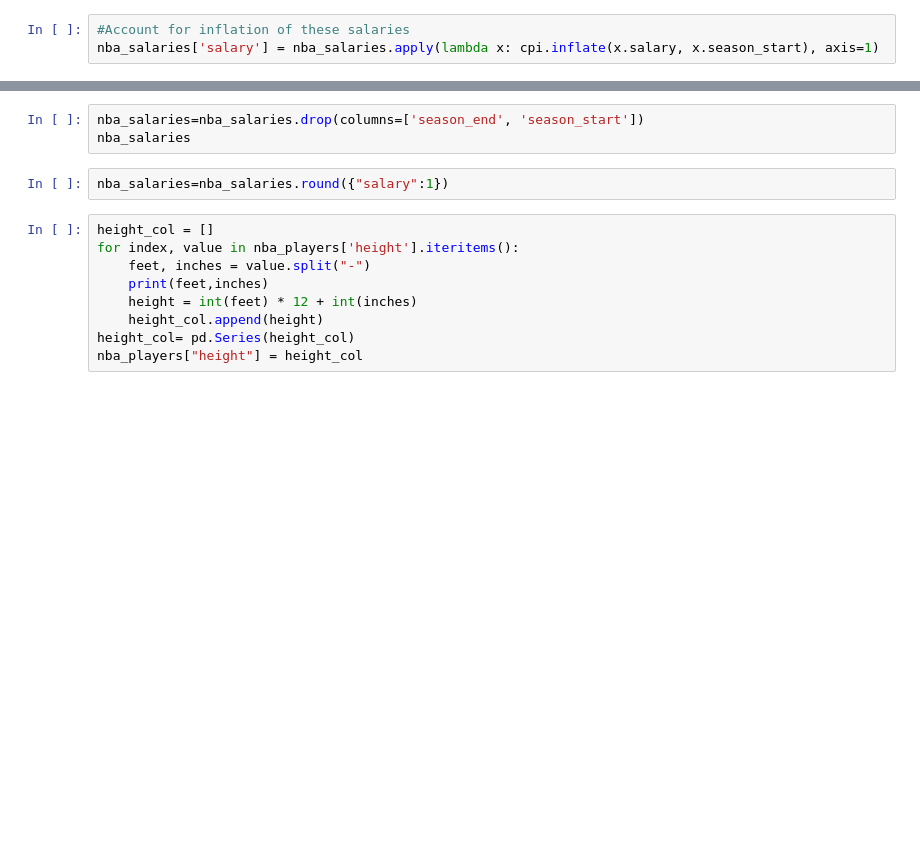
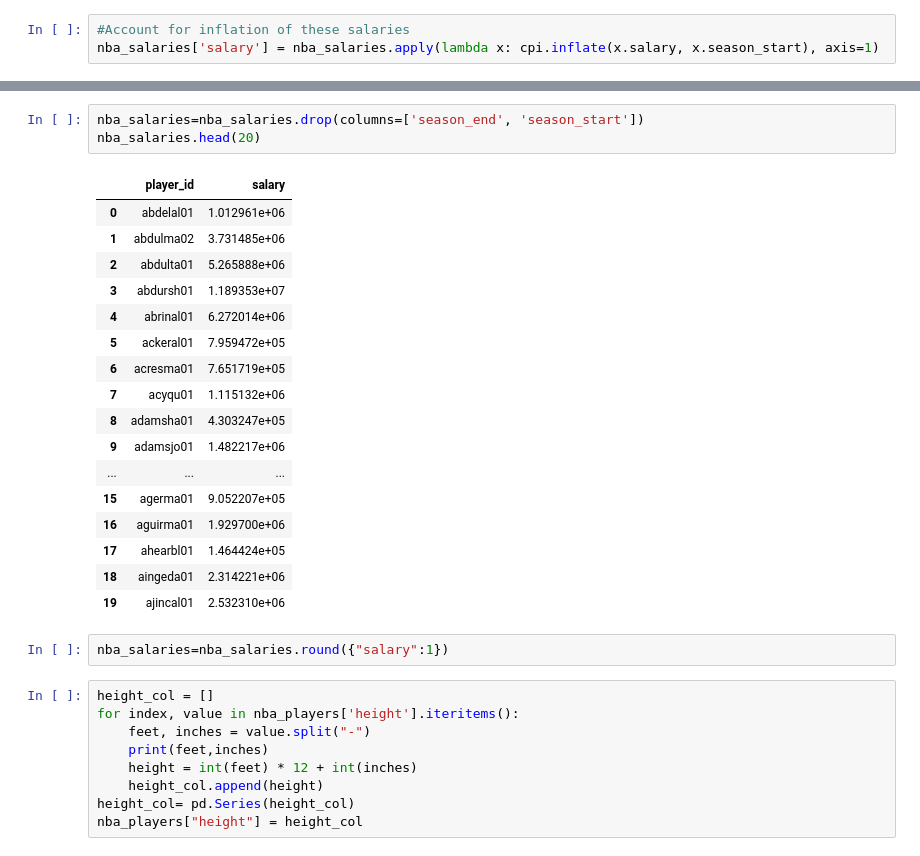
Before and after one commit to m6cortez/COGS_118B_Project, a Jupyter notebook: NBA_Salaries(Inflation Adjusted).ipynb, the cells around one changed output, grey strips where cells are left out. Drawn from its saved outputs; the diff is of its cells as text; blank space fills up the shorter version.

```diff
--- a/NBA_Salaries(Inflation Adjusted).ipynb
+++ b/NBA_Salaries(Inflation Adjusted).ipynb
@@ -39,6 +103,24 @@ nba_salaries
 # %%
 nba_salaries=nba_salaries.drop(columns=['season_end', 'season_start'])
-nba_salaries
+nba_salaries.head(20)
+# %% [output]
+|  | player_id | salary |
+| 0 | abdelal01 | 1.012961e+06 |
+| 1 | abdulma02 | 3.731485e+06 |
+| 2 | abdulta01 | 5.265888e+06 |
+| 3 | abdursh01 | 1.189353e+07 |
+| 4 | abrinal01 | 6.272014e+06 |
+| 5 | ackeral01 | 7.959472e+05 |
+| 6 | acresma01 | 7.651719e+05 |
+| 7 | acyqu01 | 1.115132e+06 |
+| 8 | adamsha01 | 4.303247e+05 |
+| 9 | adamsjo01 | 1.482217e+06 |
+| ... | ... | ... |
+| 15 | agerma01 | 9.052207e+05 |
+| 16 | aguirma01 | 1.929700e+06 |
+| 17 | ahearbl01 | 1.464424e+05 |
+| 18 | aingeda01 | 2.314221e+06 |
+| 19 | ajincal01 | 2.532310e+06 |
 # %%
 nba_salaries=nba_salaries.round({"salary":1})
 # %%
```
Also changed, not shown: parts of 22 cells of this notebook.
